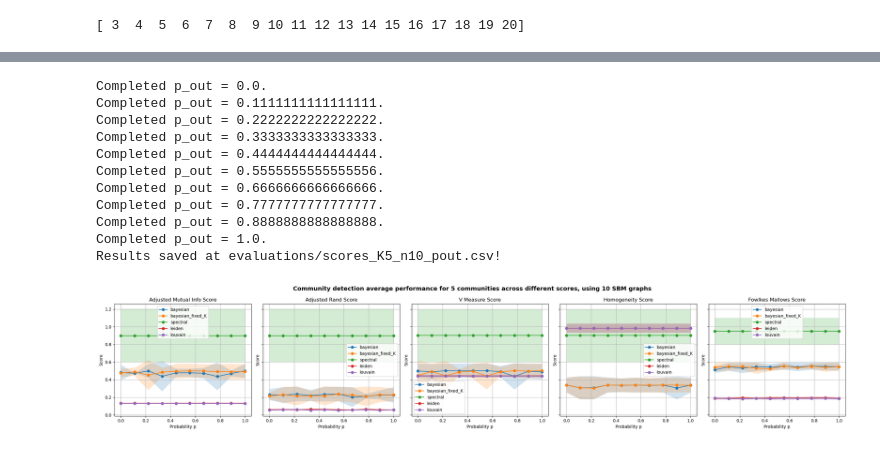
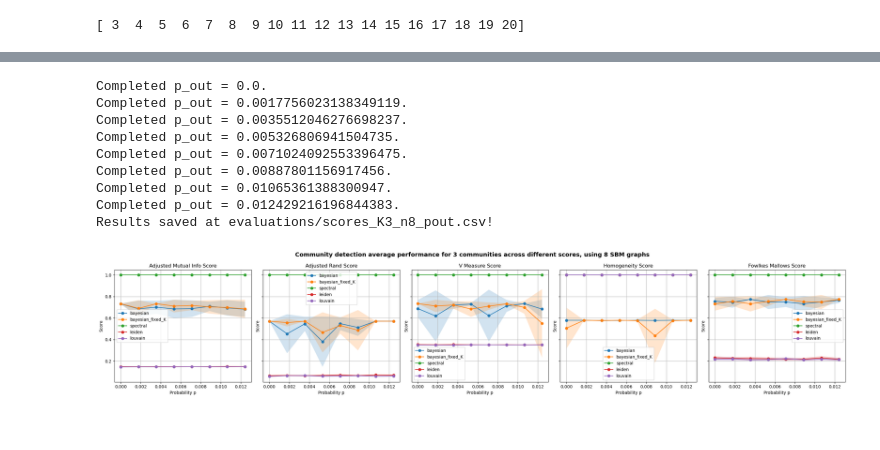
Before and after one commit to salyaa/semester_project, a Jupyter notebook: SBM_tests.ipynb, the cells around one changed output, grey strips where cells are left out. Cells and saved outputs as stored; diff of their text form; code cells hidden in the pictures.

```diff
--- a/SBM_tests.ipynb
+++ b/SBM_tests.ipynb
@@ -61,21 +64,18 @@ Results saved at evaluations/scores_K3to20_pout.csv!
 
 # ABCD graph generator (article + git) --> 1 ex avec communities de même taille, 1 ex avec taille diff.
-# %%
-range_p = np.linspace(0, 1, num=10, endpoint=True)
-res_2 = validation_range_p(range_p=range_p, K = 5)
-# %% [output]
-Completed p_out = 0.0.
-Completed p_out = 0.1111111111111111.
-Completed p_out = 0.2222222222222222.
-Completed p_out = 0.3333333333333333.
-Completed p_out = 0.4444444444444444.
-Completed p_out = 0.5555555555555556.
-Completed p_out = 0.6666666666666666.
-Completed p_out = 0.7777777777777777.
-Completed p_out = 0.8888888888888888.
-Completed p_out = 1.0.
-Results saved at evaluations/scores_K5_n10_pout.csv!
-[figure, removed]
+# %%
+res_2 = validation_range_p(range_p=None, K = 3)
+# %% [output]
+Completed p_out = 0.0.
+Completed p_out = 0.0017756023138349119.
+Completed p_out = 0.0035512046276698237.
+Completed p_out = 0.005326806941504735.
+Completed p_out = 0.0071024092553396475.
+Completed p_out = 0.00887801156917456.
+Completed p_out = 0.01065361388300947.
+Completed p_out = 0.012429216196844383.
+Results saved at evaluations/scores_K3_n8_pout.csv!
+[figure, added]
 # %%
 #res_2 = pd.read_csv("evaluations/scores_K5_n5_pout.csv", index_col=[0, 1])
 #plot_results_range_p(res_2)
```
Also changed, not shown: parts of 10 cells of this notebook, 13 other files.
